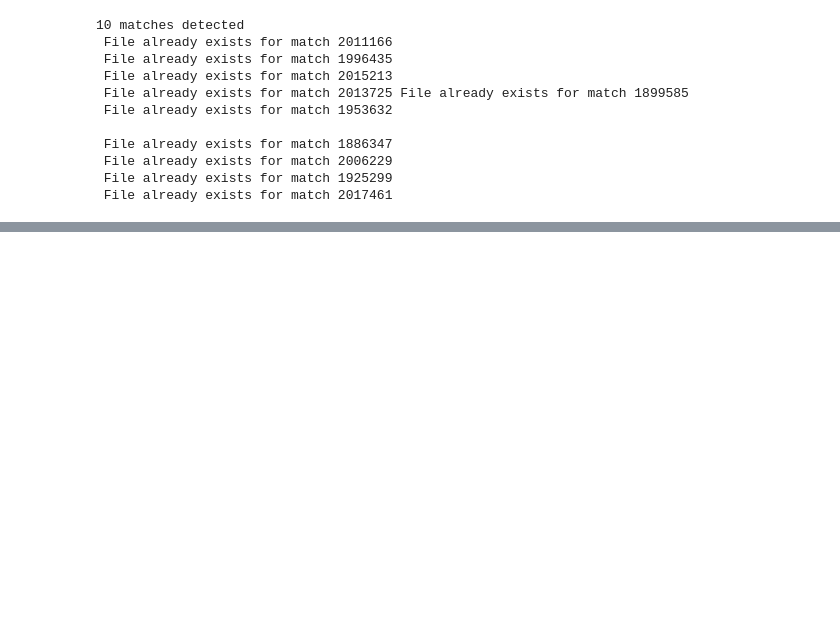
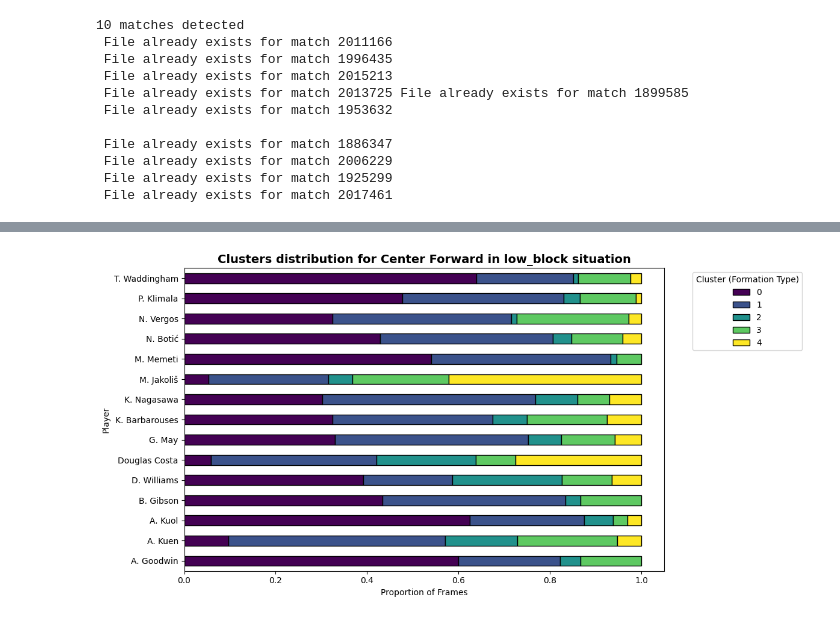
Before and after one commit to TustiWutsi/analytics_cup_research, a Jupyter notebook: submission.ipynb, the cells around one changed output, grey strips where cells are left out. Saved outputs shown, nothing was run; the diff lists cells and outputs as text; code cells hidden in the pictures; blank space fills up the shorter version.

```diff
--- a/submission.ipynb
+++ b/submission.ipynb
@@ -119,0 +169,6 @@ process_all_matches_parallel(
+# %%
+plot_players_cluster_distribution(
+    meta=meta_clusters
+)
+# %% [output]
+[figure, added]
```
Also changed, not shown: parts of 10 cells of this notebook, 6 other files.
